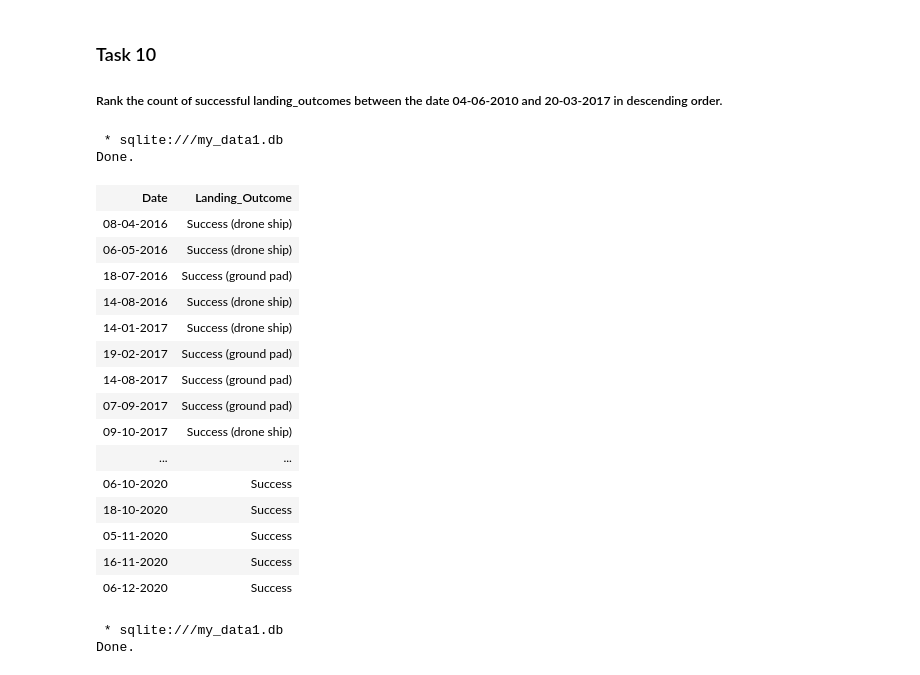
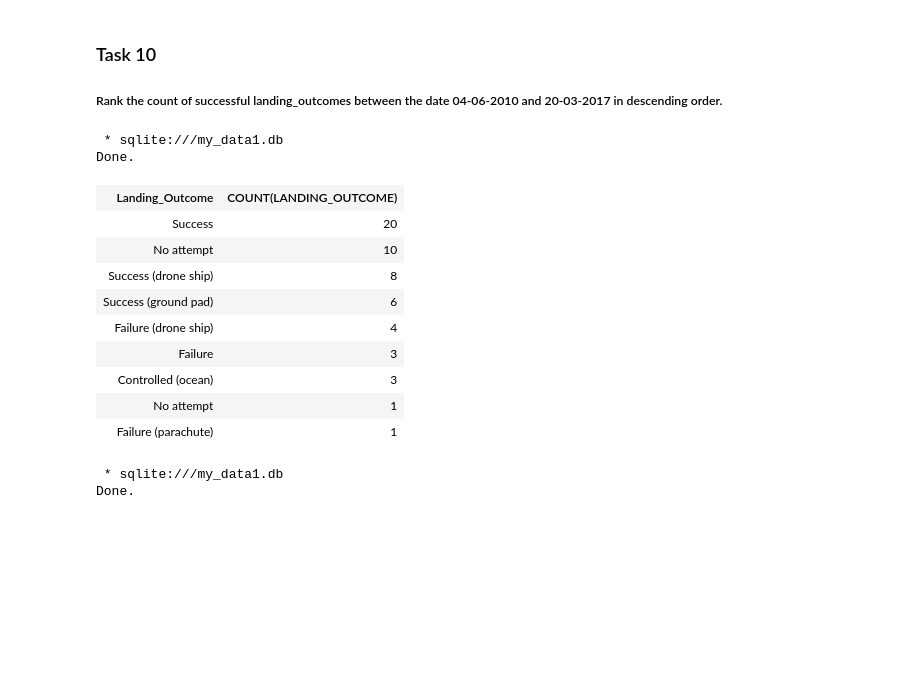
Before and after one commit to Leti2/Capestone-project-SpaceY, a Jupyter notebook: jupyter-labs-eda-sql-coursera_sqllite.ipynb, the cells around one changed output. Saved outputs shown, nothing was run; the diff lists cells and outputs as text; code cells hidden in the pictures; blank space fills up the shorter version.

```diff
--- a/jupyter-labs-eda-sql-coursera_sqllite.ipynb
+++ b/jupyter-labs-eda-sql-coursera_sqllite.ipynb
@@ -298,25 +298,21 @@ Done.
 ##### Rank the  count of  successful landing_outcomes between the date 04-06-2010 and 20-03-2017 in descending order.
 # %%
 # Query that gives all succesfull landings between the dates
-%sql SELECT DATE, LANDING_OUTCOME FROM spacextbl WHERE (Landing_Outcome LIKE '%Success%') AND (Date >'04-06-2010') AND (Date < '20-03-2017');
+%sql SELECT LANDING_OUTCOME, COUNT(LANDING_OUTCOME) FROM spacextbl
+WHERE (Date >'04-06-2010') AND (Date < '20-03-2017')
+GROUP BY LANDING_OUTCOME ORDER BY COUNT(LANDING_OUTCOME) DESC;
 # %% [output]
  * sqlite:///my_data1.db
 Done.
-| Date | Landing_Outcome |
-| 08-04-2016 | Success (drone ship) |
-| 06-05-2016 | Success (drone ship) |
-| 18-07-2016 | Success (ground pad) |
-| 14-08-2016 | Success (drone ship) |
-| 14-01-2017 | Success (drone ship) |
-| 19-02-2017 | Success (ground pad) |
-| 14-08-2017 | Success (ground pad) |
-| 07-09-2017 | Success (ground pad) |
-| 09-10-2017 | Success (drone ship) |
-| ... | ... |
-| 06-10-2020 | Success |
-| 18-10-2020 | Success |
-| 05-11-2020 | Success |
-| 16-11-2020 | Success |
-| 06-12-2020 | Success |
+| Landing_Outcome | COUNT(LANDING_OUTCOME) |
+| Success | 20 |
+| No attempt | 10 |
+| Success (drone ship) | 8 |
+| Success (ground pad) | 6 |
+| Failure (drone ship) | 4 |
+| Failure | 3 |
+| Controlled (ocean) | 3 |
+| No attempt | 1 |
+| Failure (parachute) | 1 |
 # %%
 # Query that gives the total amount of succesfull landings between the dates
```
Also changed, not shown: parts of 3 cells of this notebook.
